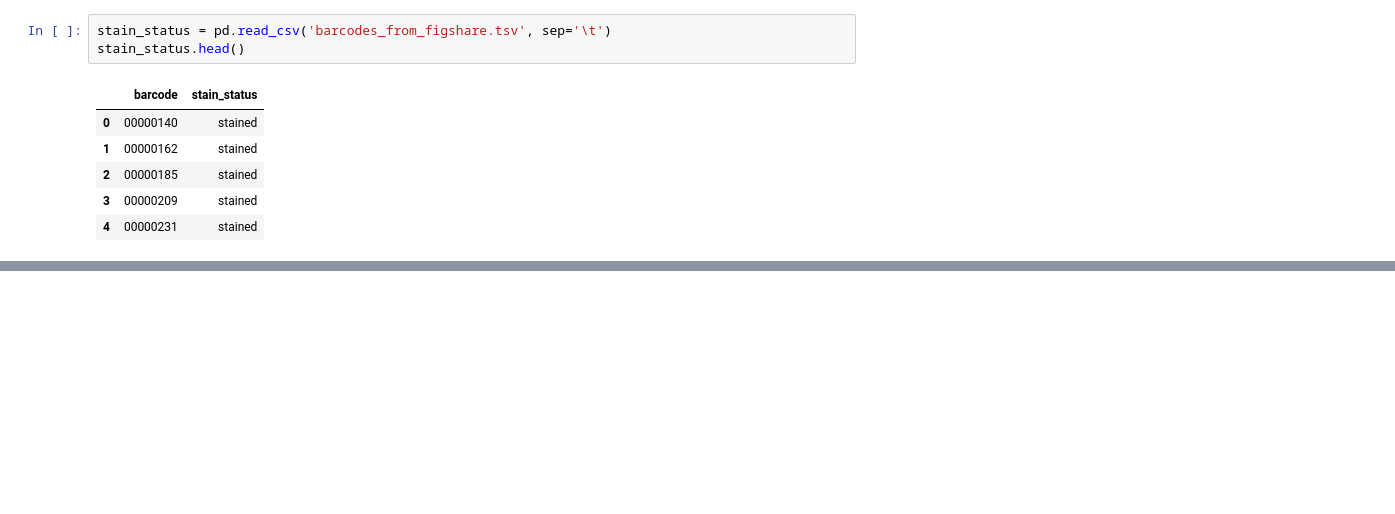
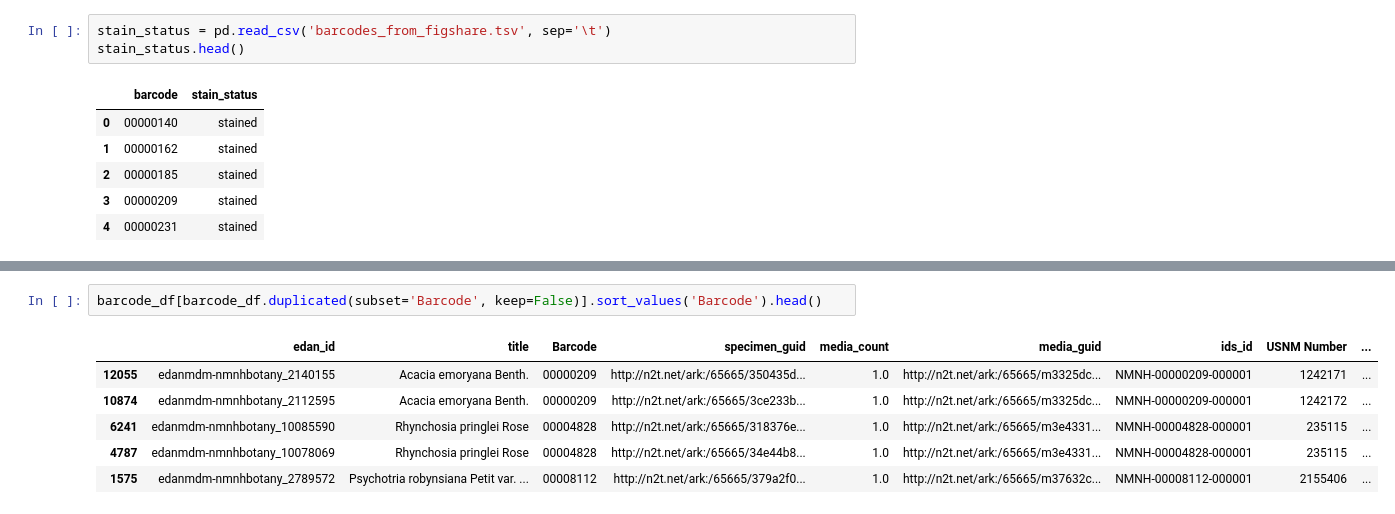
Before and after one commit to MikeTrizna/mercury_remake, a Jupyter notebook: Matching barcodes to Open Access S3.ipynb, the cells around one changed output, grey strips where cells are left out. Saved outputs shown, nothing was run; the diff lists cells and outputs as text; blank space fills up the shorter version.

```diff
--- a/Matching barcodes to Open Access S3.ipynb
+++ b/Matching barcodes to Open Access S3.ipynb
@@ -12,0 +153,9 @@ stain_status.head()
+# %%
+barcode_df[barcode_df.duplicated(subset='Barcode', keep=False)].sort_values('Barcode').head()
+# %% [output]
+|  | edan_id | title | Barcode | specimen_guid | media_count | media_guid | ids_id | USNM Number | ... |
+| 12055 | edanmdm-nmnhbotany_2140155 | Acacia emoryana Benth. | 00000209 | http://n2t.net/ark:/65665/350435d... | 1.0 | http://n2t.net/ark:/65665/m3325dc... | NMNH-00000209-000001 | 1242171 | ... |
+| 10874 | edanmdm-nmnhbotany_2112595 | Acacia emoryana Benth. | 00000209 | http://n2t.net/ark:/65665/3ce233b... | 1.0 | http://n2t.net/ark:/65665/m3325dc... | NMNH-00000209-000001 | 1242172 | ... |
+| 6241 | edanmdm-nmnhbotany_10085590 | Rhynchosia pringlei Rose | 00004828 | http://n2t.net/ark:/65665/318376e... | 1.0 | http://n2t.net/ark:/65665/m3e4331... | NMNH-00004828-000001 | 235115 | ... |
+| 4787 | edanmdm-nmnhbotany_10078069 | Rhynchosia pringlei Rose | 00004828 | http://n2t.net/ark:/65665/34e44b8... | 1.0 | http://n2t.net/ark:/65665/m3e4331... | NMNH-00004828-000001 | 235115 | ... |
+| 1575 | edanmdm-nmnhbotany_2789572 | Psychotria robynsiana Petit var. ... | 00008112 | http://n2t.net/ark:/65665/379a2f0... | 1.0 | http://n2t.net/ark:/65665/m37632c... | NMNH-00008112-000001 | 2155406 | ... |
```
Also changed, not shown: parts of 19 cells of this notebook.
